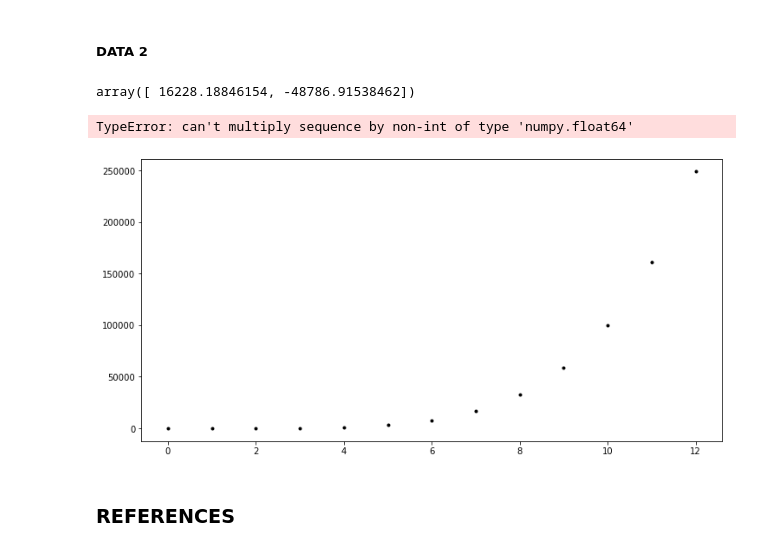
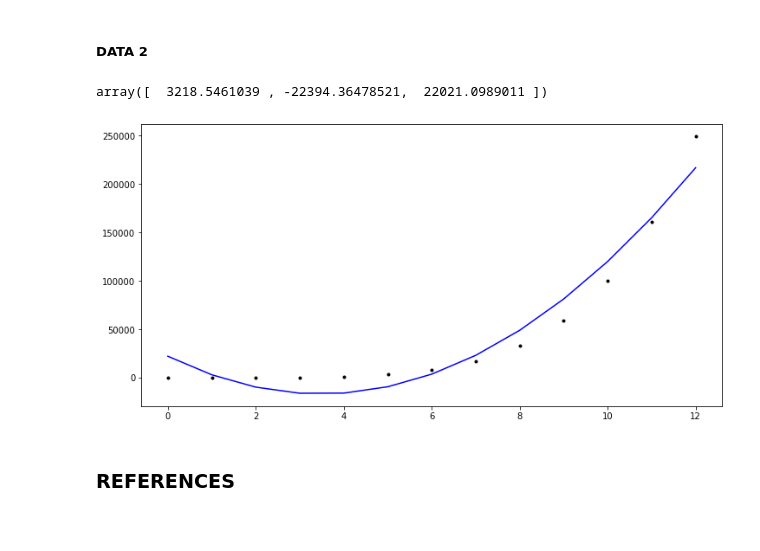
Before and after one commit to AnteDujic/MLS---Assesment, a Jupyter notebook: Practicals/03-parameters.ipynb, the cells around one changed output. Saved outputs shown, nothing was run; the diff lists cells and outputs as text; code cells hidden in the pictures.

```diff
--- a/Practicals/03-parameters.ipynb
+++ b/Practicals/03-parameters.ipynb
@@ -125,23 +125,24 @@ ax.plot(x, params[0] * x**2 + params[1] * x + params[2], 'b-');
 # %%
 x = [0.0, 1.0, 2.0, 3.0, 4.0, 5.0, 6.0, 7.0, 8.0, 9.0, 10.0, 11.0, 12.0]
 y = [5.7, 16.6, 58.0, 278.9, 1069.3, 3181.4, 7844.3, 16883.9, 32854.9, 59144.2, 100106.7, 161166.3, 248958.6]
+x = np.array(x)
+y = np.array(y)
 # %%
-params = np.polyfit(x, y, 1)
+params = np.polyfit(x, y, 2)
 params
 # %% [output]
-array([ 16228.18846154, -48786.91538462])
+array([  3218.5461039 , -22394.36478521,  22021.0989011 ])
 # %%
 # Create a plot.
 fig, ax = plt.subplots(figsize=(12,6))
 
 # Plot x vs y.
 ax.plot(x, y, 'k.')
 
 # Plot x vs parameters on x.
-ax.plot(x, params[0] * x + params[1], 'b-');
+ax.plot(x, params[0] * x**2 + params[1] * x + params[2], 'b-');
 # %% [output]
-TypeError: can't multiply sequence by non-int of type 'numpy.float64'
-[figure, old version]
+[figure, new version]
 # %% [markdown]
 ### REFERENCES
 # %% [markdown]
```
Also changed, not shown: parts of 4 cells of this notebook.
